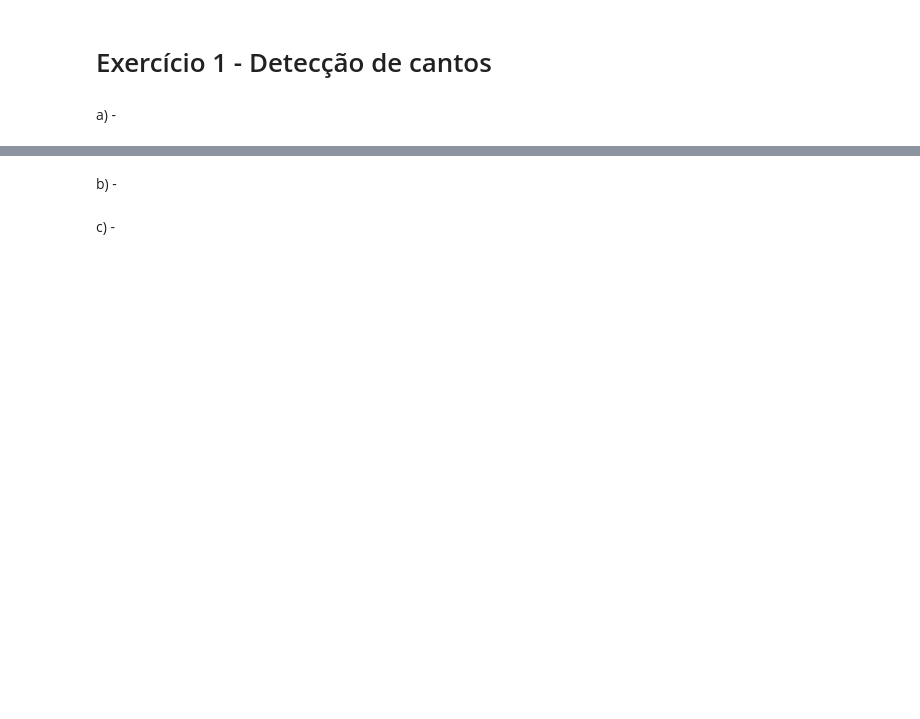
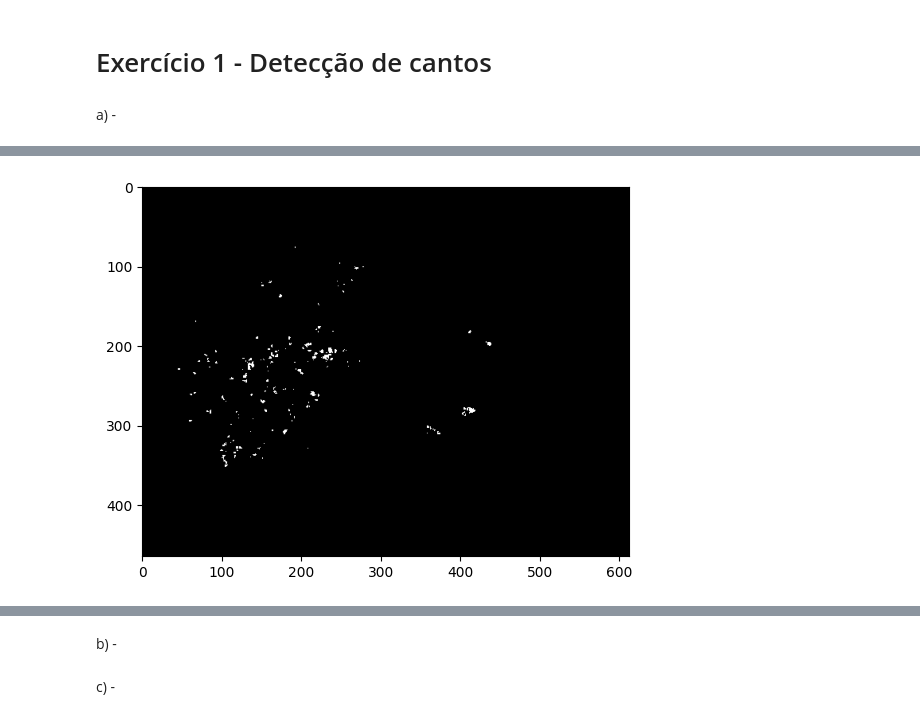
Before and after one commit to scrocha/visao-computacional-2024, a Jupyter notebook: Lista_05/Lista_05_Sillas.ipynb, the cells around one changed output, grey strips where cells are left out. Saved outputs shown, nothing was run; the diff lists cells and outputs as text; code cells hidden in the pictures; blank space fills up the shorter version.

```diff
--- a/Lista_05/Lista_05_Sillas.ipynb
+++ b/Lista_05/Lista_05_Sillas.ipynb
@@ -85,17 +77,12 @@ cv2.destroyAllWindows()
 # %%
 npoints = 1000
 PointsInterest = np.zeros(impb.shape)
 top_indices = np.argpartition(Rresult.flatten(), -npoints)[-npoints:]
 top_row_indices, top_col_indices = np.unravel_index(top_indices, impb.shape)
 for i in range(npoints):
     PointsInterest[top_row_indices[i], top_col_indices[i]] = 1
 
-PointsInterestcv = np.zeros(impb.shape)
-top_indicescv = np.argpartition(Rresult.flatten(), -npoints)[-npoints:]
-top_row_indicescv, top_col_indicescv = np.unravel_index(top_indicescv, impb.shape)
-for i in range(npoints):
-    PointsInterestcv[top_row_indicescv[i], top_col_indicescv[i]] = 1
-cv2.imshow('Harris', PointsInterest)
-cv2.imshow('HarrisCV', PointsInterestcv)
-cv2.waitKey(0)
-cv2.destroyAllWindows()
+plt.imshow(PointsInterest, cmap='gray')
+plt.show()
+# %% [output]
+[figure, added]
```
Also changed, not shown: parts of 13 cells of this notebook.
